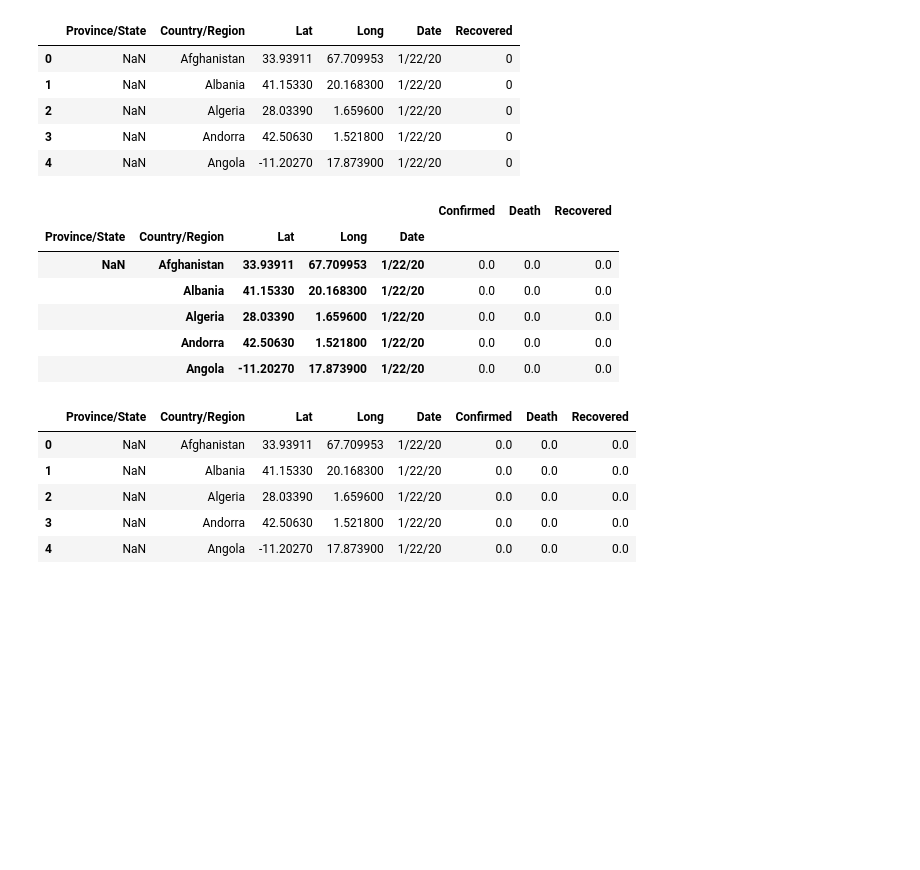
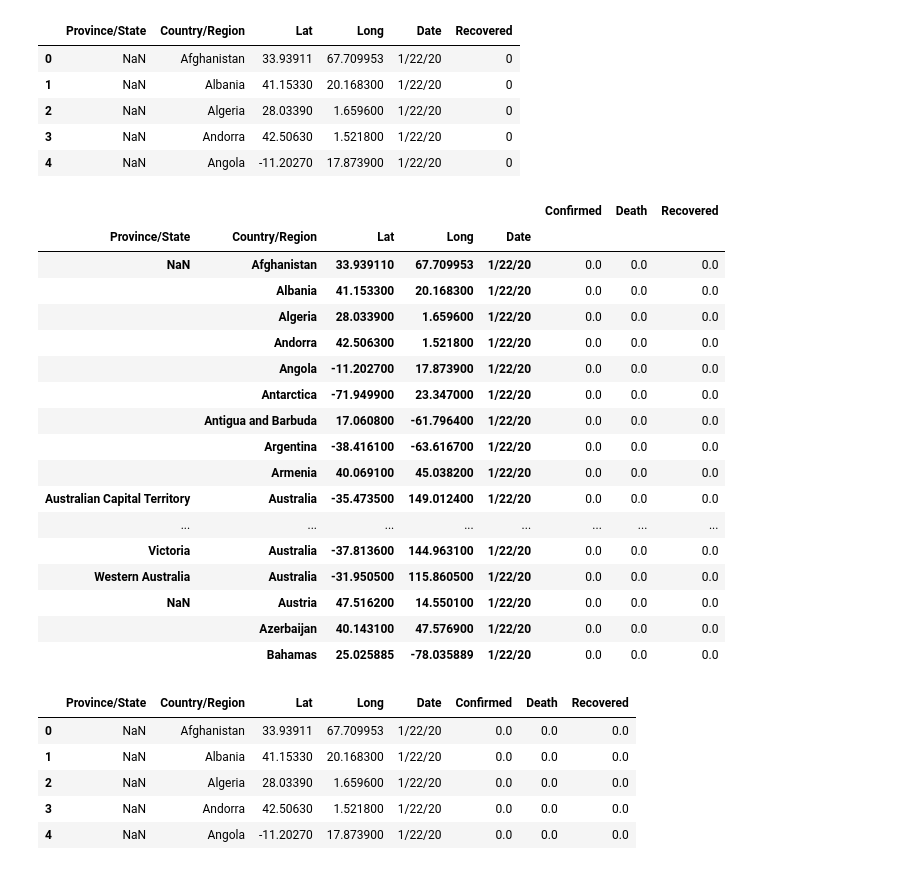
Before and after one commit to ritesh-chafer/Coronavirus_Enrichment, a Jupyter notebook: Coronavirus_Dataset_Enrichment.ipynb, the cells around one changed output. Cells and saved outputs as stored; diff of their text form; code cells hidden in the pictures; blank space fills up the shorter version.

```diff
--- a/Coronavirus_Dataset_Enrichment.ipynb
+++ b/Coronavirus_Dataset_Enrichment.ipynb
@@ -100,15 +125,26 @@ combined_df = [corona_confirmed_df, corona_death_df, corona_recovered_df]
 combined_df = [df.set_index(['Province/State','Country/Region','Lat','Long','Date']) for df in combined_df]
 combined_df = combined_df[0].join(combined_df[1:])
 # %%
-combined_df.head()
+combined_df.head(20)
 # %% [output]
 |  |  |  |  |  | Confirmed | Death | Recovered |
 | Province/State | Country/Region | Lat | Long | Date |  |  |  |
-| NaN | Afghanistan | 33.93911 | 67.709953 | 1/22/20 | 0.0 | 0.0 | 0.0 |
-|  | Albania | 41.15330 | 20.168300 | 1/22/20 | 0.0 | 0.0 | 0.0 |
-|  | Algeria | 28.03390 | 1.659600 | 1/22/20 | 0.0 | 0.0 | 0.0 |
-|  | Andorra | 42.50630 | 1.521800 | 1/22/20 | 0.0 | 0.0 | 0.0 |
-|  | Angola | -11.20270 | 17.873900 | 1/22/20 | 0.0 | 0.0 | 0.0 |
+| NaN | Afghanistan | 33.939110 | 67.709953 | 1/22/20 | 0.0 | 0.0 | 0.0 |
+|  | Albania | 41.153300 | 20.168300 | 1/22/20 | 0.0 | 0.0 | 0.0 |
+|  | Algeria | 28.033900 | 1.659600 | 1/22/20 | 0.0 | 0.0 | 0.0 |
+|  | Andorra | 42.506300 | 1.521800 | 1/22/20 | 0.0 | 0.0 | 0.0 |
+|  | Angola | -11.202700 | 17.873900 | 1/22/20 | 0.0 | 0.0 | 0.0 |
+|  | Antarctica | -71.949900 | 23.347000 | 1/22/20 | 0.0 | 0.0 | 0.0 |
+|  | Antigua and Barbuda | 17.060800 | -61.796400 | 1/22/20 | 0.0 | 0.0 | 0.0 |
+|  | Argentina | -38.416100 | -63.616700 | 1/22/20 | 0.0 | 0.0 | 0.0 |
+|  | Armenia | 40.069100 | 45.038200 | 1/22/20 | 0.0 | 0.0 | 0.0 |
+| Australian Capital Territory | Australia | -35.473500 | 149.012400 | 1/22/20 | 0.0 | 0.0 | 0.0 |
+| ... | ... | ... | ... | ... | ... | ... | ... |
+| Victoria | Australia | -37.813600 | 144.963100 | 1/22/20 | 0.0 | 0.0 | 0.0 |
+| Western Australia | Australia | -31.950500 | 115.860500 | 1/22/20 | 0.0 | 0.0 | 0.0 |
+| NaN | Austria | 47.516200 | 14.550100 | 1/22/20 | 0.0 | 0.0 | 0.0 |
+|  | Azerbaijan | 40.143100 | 47.576900 | 1/22/20 | 0.0 | 0.0 | 0.0 |
+|  | Bahamas | 25.025885 | -78.035889 | 1/22/20 | 0.0 | 0.0 | 0.0 |
 # %%
 combined_df = combined_df.reset_index()
 # %%
```
Also changed, not shown: parts of 76 cells of this notebook.
